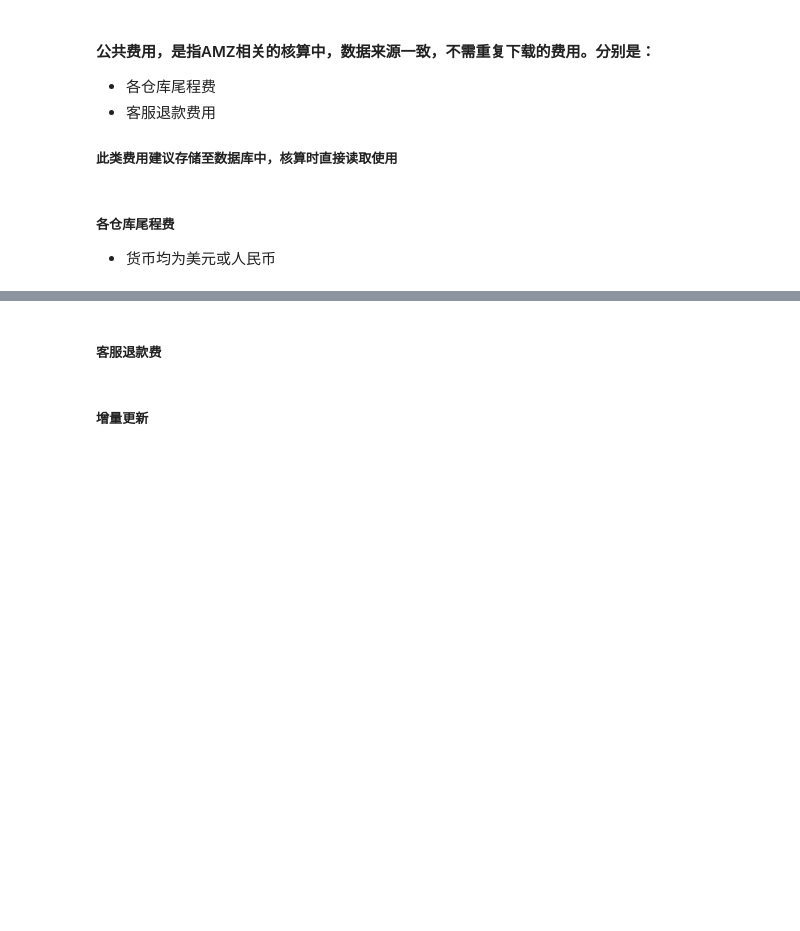
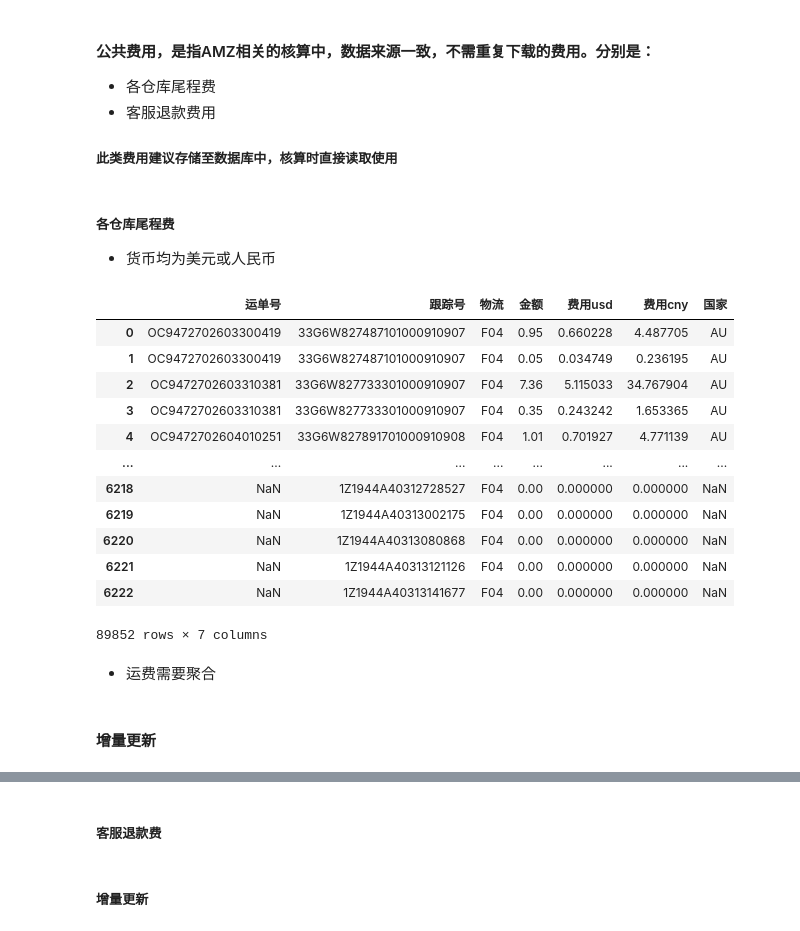
Before and after one commit to Diablosda/profit_calculate, a Jupyter notebook: 公共费用统计.ipynb, the cells around one changed output, grey strips where cells are left out. Saved outputs shown, nothing was run; the diff lists cells and outputs as text; code cells hidden in the pictures; blank space fills up the shorter version.

```diff
--- a/公共费用统计.ipynb
+++ b/公共费用统计.ipynb
@@ -70,7 +70,7 @@ FedEx.drop(columns=['Unnamed: 0'],inplace=True)
 shipsaving.drop(columns=['Unnamed: 0'],inplace=True)
 stamps.drop(columns=['Unnamed: 0'],inplace=True)
 ups.drop(columns=['Unnamed: 0'],inplace=True)
-# spreetail.drop(columns=['Unnamed: 0'],inplace=True)
+FBA.drop(columns=['Unnamed: 0'],inplace=True)
 # %%
 Fedex_extra = Fedex_extra[["Express or Ground Tracking ID","Net Charge Amount","Shipper Country/Territory"]]
 Fedex_extra['物流'] = "FedEx"
@@ -78,7 +78,7 @@ Fedex_extra['运单号'] = ''
 Fedex_extra.rename(columns={"Express or Ground Tracking ID": "跟踪号", "Net Charge Amount": "金额","Shipper Country/Territory":"国家"}, inplace=True)
 Fedex_extra = Fedex_extra[["运单号","跟踪号","物流","金额","国家"]]
 # %%
-for df in [px, lege, yuntu, FedEx, Fedex_extra, shipsaving, stamps, ups]:
+for df in [px, lege, yuntu, FedEx, Fedex_extra, shipsaving, stamps, ups, FBA]:
     if '账期' in df.columns:
         df.dropna(subset=['账期'], inplace=True)
 
@@ -131,7 +131,6 @@ def normalize_lege(df):
 
     return df
 
-
 px = normalize_px(px)
 lege = normalize_lege(lege)
 
@@ -147,6 +146,15 @@ stamps['费用usd'] = stamps['金额']
 stamps['费用cny'] = stamps['金额'] * exchange_ratio['USD_CNY']
 ups['费用usd'] = ups['金额']
 ups['费用cny'] = ups['金额'] * exchange_ratio['USD_CNY']
+# %%
+FBA['费用cny'] = c(FBA['金额']) * FBA['币种'].astype(str).str.upper().map({
+    'USD': exchange_ratio['USD_CNY'],
+    'CAD': exchange_ratio['CAD_CNY'],
+    'GBP': exchange_ratio['GBP_CNY'],
+    'EUR': exchange_ratio['EUR_CNY']
+})
+
+FBA['费用usd'] = FBA['费用cny'] / exchange_ratio['USD_CNY']
 # %%
 px = px[['运单号','跟踪号','物流','金额','费用usd','费用cny','国家']]
 lege = lege[['运单号','跟踪号','物流','金额','费用usd','费用cny','国家']]
@@ -155,6 +163,21 @@ FedEx = FedEx[['运单号','跟踪号','物流','金额','费用usd','费用cny'
 shipsaving = shipsaving[['运单号','跟踪号','物流','金额','费用usd','费用cny','国家']]
 stamps = stamps[['运单号','跟踪号','物流','金额','费用usd','费用cny','国家']]
 ups = ups[['运单号','跟踪号','物流','金额','费用usd','费用cny','国家']]
+FBA = FBA[['运单号','跟踪号','物流','金额','费用usd','费用cny','国家']]
 # %%
-last_course = pd.concat([px, lege, yuntu, FedEx, Fedex_extra, shipsaving, stamps, ups], axis=0)
+last_course = pd.concat([px, lege, yuntu, FedEx, Fedex_extra, shipsaving, stamps, ups, FBA], axis=0)
 last_course.drop_duplicates()
+# %% [output]
+|  | 运单号 | 跟踪号 | 物流 | 金额 | 费用usd | 费用cny | 国家 |
+| 0 | OC9472702603300419 | 33G6W827487101000910907 | F04 | 0.95 | 0.660228 | 4.487705 | AU |
+| 1 | OC9472702603300419 | 33G6W827487101000910907 | F04 | 0.05 | 0.034749 | 0.236195 | AU |
+| 2 | OC9472702603310381 | 33G6W827733301000910907 | F04 | 7.36 | 5.115033 | 34.767904 | AU |
+| 3 | OC9472702603310381 | 33G6W827733301000910907 | F04 | 0.35 | 0.243242 | 1.653365 | AU |
+| 4 | OC9472702604010251 | 33G6W827891701000910908 | F04 | 1.01 | 0.701927 | 4.771139 | AU |
+| ... | ... | ... | ... | ... | ... | ... | ... |
+| 6218 | NaN | 1Z1944A40312728527 | F04 | 0.00 | 0.000000 | 0.000000 | NaN |
+| 6219 | NaN | 1Z1944A40313002175 | F04 | 0.00 | 0.000000 | 0.000000 | NaN |
+| 6220 | NaN | 1Z1944A40313080868 | F04 | 0.00 | 0.000000 | 0.000000 | NaN |
+| 6221 | NaN | 1Z1944A40313121126 | F04 | 0.00 | 0.000000 | 0.000000 | NaN |
+| 6222 | NaN | 1Z1944A40313141677 | F04 | 0.00 | 0.000000 | 0.000000 | NaN |
+89852 rows × 7 columns
@@ -162,0 +184,2 @@ last_course.to_sql(rf'{last_month_str}各仓尾程', con=engine, if_exists='repl
+# %% [markdown]
+- 运费需要聚合
@@ -162,0 +193,2 @@ last_course.to_sql(rf'{last_month_str}各仓尾程', con=engine, if_exists='repl
+# %% [markdown]
+#### 增量更新
```
Also changed, not shown: parts of 7 cells of this notebook, 7 other files.
